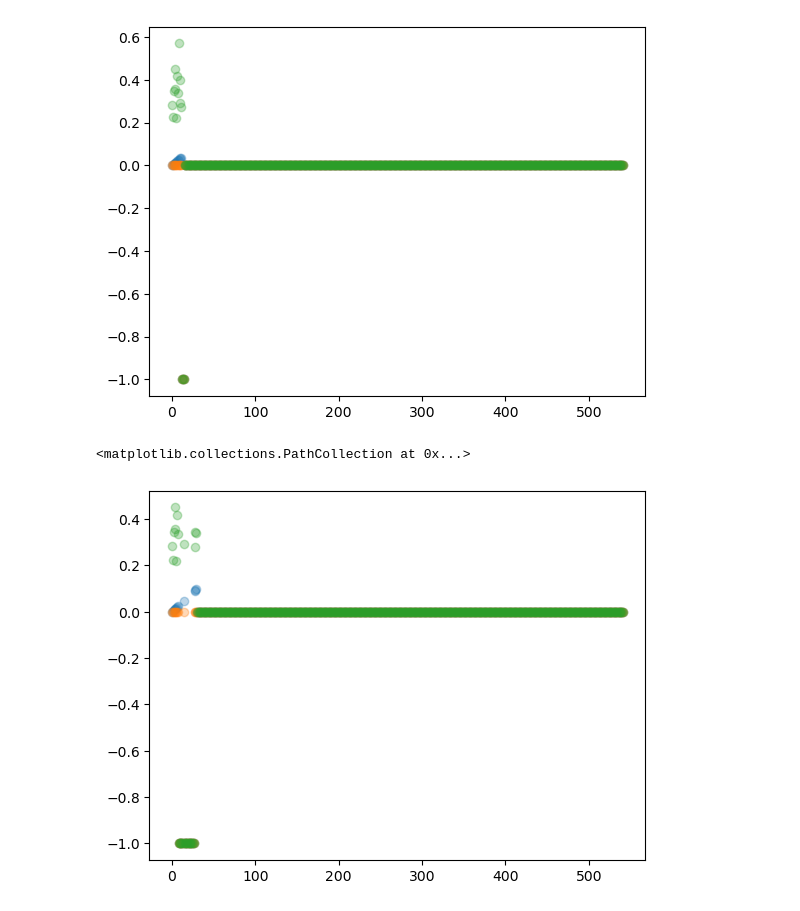
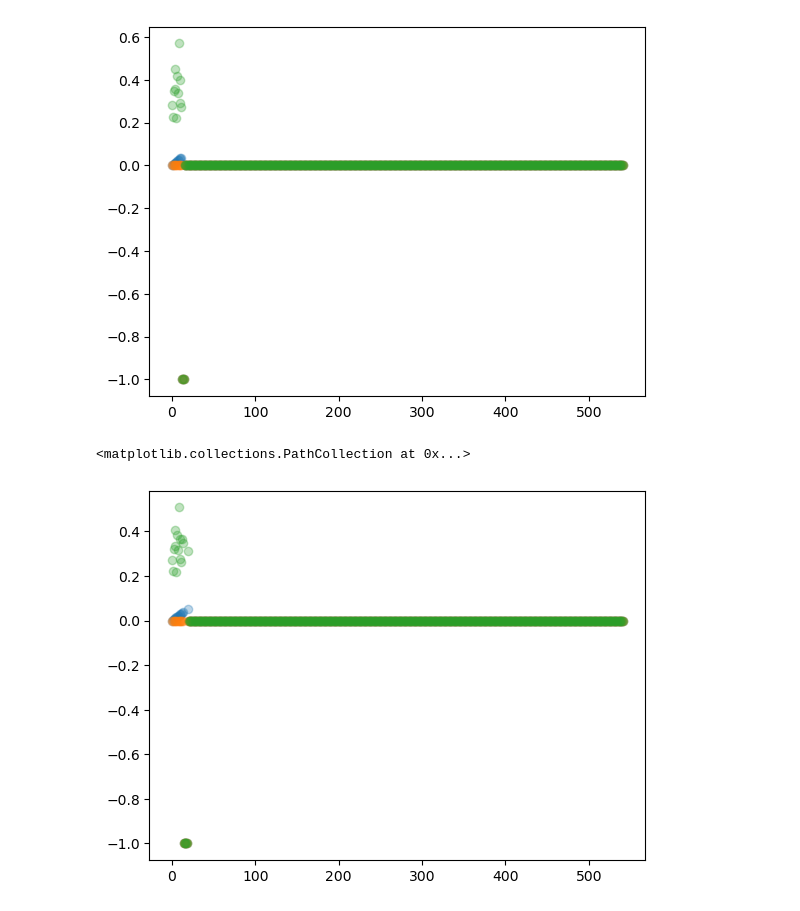
Before and after one commit to acoursey3/transimputer-prognostics, a Jupyter notebook: code/Masking Algorithm.ipynb, the cells around one changed output. Drawn from its saved outputs; the diff is of its cells as text; code cells hidden in the pictures.

```diff
--- a/code/Masking Algorithm.ipynb
+++ b/code/Masking Algorithm.ipynb
@@ -78,12 +76,28 @@ plt.legend()
-# %%
-def mask_intermittently(batched_data):
-    masked = batched_data.clone()
-    n_cols = np.random.randint(0, batched_data.shape[2])
-    cols = np.random.choice(list(range(n_cols)), n_cols, replace=False)
-    checkerboard_mask = np.ones(masked.shape[1])
-    checkerboard_mask[0::2] = -1
-
-    masked[:, :, cols] = (masked[:, :, cols] * np.expand_dims(np.expand_dims(checkerboard_mask, 0), 2))
-    masked[masked < 0] = -1
-    return masked
+# %%
+import numpy as np
+
+# Assumes data in shape [1,542,cols]
+def mask_intermittently(unbatched_data):
+    unbatched_data.squeeze(0)
+    masked = unbatched_data.clone().float()
+
+    # Create a mask for the padded values
+    padded_indices = (masked == 0)
+
+    # Select a random subset of columns to mask
+    n_cols = np.random.randint(0, unbatched_data.shape[1])
+    cols = np.random.choice(list(range(unbatched_data.shape[1])), n_cols, replace=False)
+
+    # Create a checkerboard mask
+    checkerboard_mask = np.ones(masked.shape[0])
+    checkerboard_mask[0::2] = 0
+    checkerboard_mask = checkerboard_mask.astype(bool)
+
+    # Apply the mask to the selected columns
+    masked[checkerboard_mask] = -1
+
+    # Set the padded values to 0
+    masked[padded_indices] = 0
+
+    return masked
 # %%
@@ -175,9 +194,10 @@ def mask_input(batched_data, only_mask=True):
 # %%
 masked = mask_input(ex_X)
 # %%
-plt.scatter(range(542), masked[30][:,1], alpha=0.3)
-plt.scatter(range(542), masked[30][:,4], alpha=0.3)
-plt.scatter(range(542), masked[30][:,8], alpha=0.3)
+num = 20
+plt.scatter(range(542), masked[num][:,1], alpha=0.3)
+plt.scatter(range(542), masked[num][:,4], alpha=0.3)
+plt.scatter(range(542), masked[num][:,8], alpha=0.3)
 # %% [output]
 <matplotlib.collections.PathCollection at 0x...>
-[figure, old version]
+[figure, new version]
```
Also changed, not shown: parts of 5 cells of this notebook, 4 other files.
